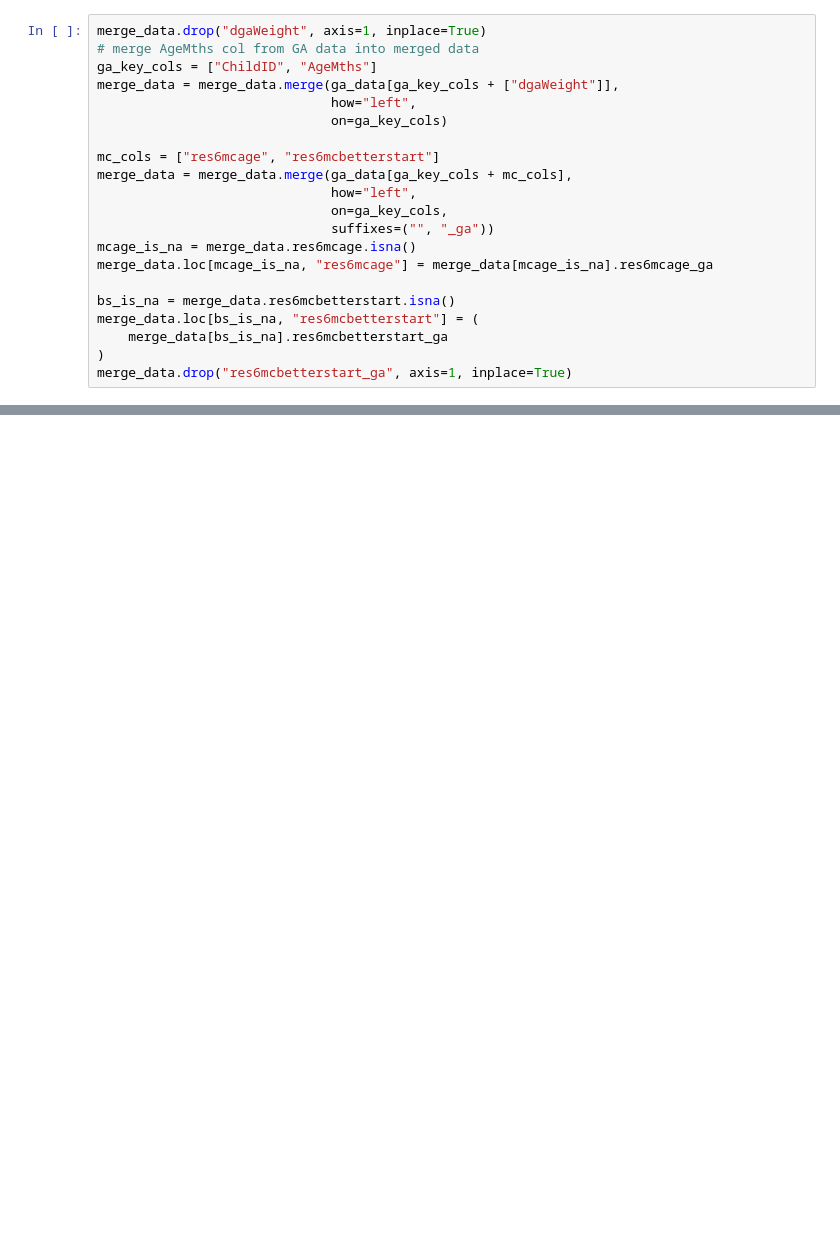
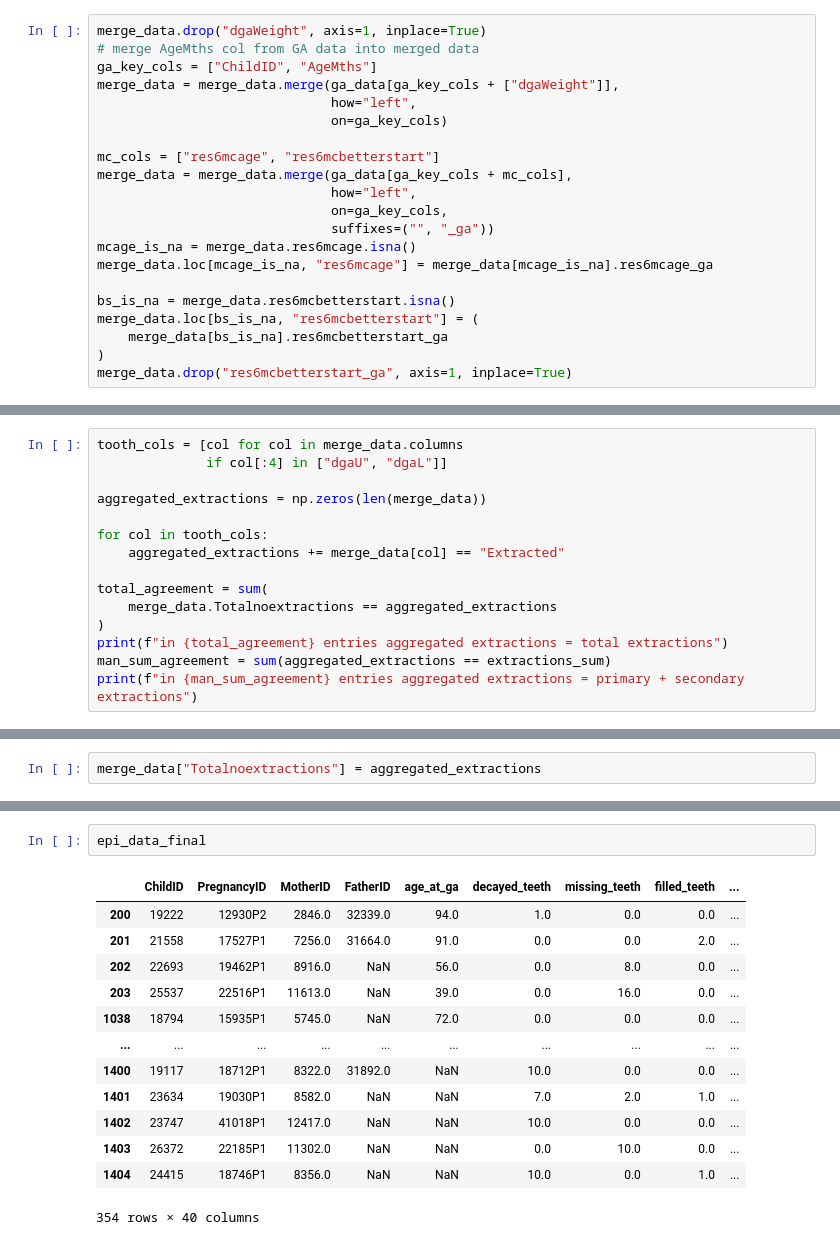
Before and after one commit to samrelins/bib_dental_proj, a Jupyter notebook: exploration/troubleshoot_epi_ga_data.ipynb, the cells around one changed output, grey strips where cells are left out. Drawn from its saved outputs; the diff is of its cells as text; blank space fills up the shorter version.

Commit message:
finished data cleaning and started analysis

```diff
--- a/exploration/clean_merged_epi_ga_data.ipynb
+++ b/exploration/troubleshoot_epi_ga_data.ipynb
@@ -328,0 +320,15 @@ merge_data.drop("res6mcbetterstart_ga", axis=1, inplace=True)
+# %%
+tooth_cols = [col for col in merge_data.columns
+              if col[:4] in ["dgaU", "dgaL"]]
+
+aggregated_extractions = np.zeros(len(merge_data))
+
+for col in tooth_cols:
+    aggregated_extractions += merge_data[col] == "Extracted"
+
+total_agreement = sum(
+    merge_data.Totalnoextractions == aggregated_extractions
+)
+print(f"in {total_agreement} entries aggregated extractions = total extractions")
+man_sum_agreement = sum(aggregated_extractions == extractions_sum)
+print(f"in {man_sum_agreement} entries aggregated extractions = primary + secondary extractions")
@@ -328,0 +342,2 @@ merge_data.drop("res6mcbetterstart_ga", axis=1, inplace=True)
+# %%
+merge_data["Totalnoextractions"] = aggregated_extractions
@@ -402,0 +433,16 @@ rename_cols = {
+# %%
+epi_data_final
+# %% [output]
+|  | ChildID | PregnancyID | MotherID | FatherID | age_at_ga | decayed_teeth | missing_teeth | filled_teeth | ... |
+| 200 | 19222 | 12930P2 | 2846.0 | 32339.0 | 94.0 | 1.0 | 0.0 | 0.0 | ... |
+| 201 | 21558 | 17527P1 | 7256.0 | 31664.0 | 91.0 | 0.0 | 0.0 | 2.0 | ... |
+| 202 | 22693 | 19462P1 | 8916.0 | NaN | 56.0 | 0.0 | 8.0 | 0.0 | ... |
+| 203 | 25537 | 22516P1 | 11613.0 | NaN | 39.0 | 0.0 | 16.0 | 0.0 | ... |
+| 1038 | 18794 | 15935P1 | 5745.0 | NaN | 72.0 | 0.0 | 0.0 | 0.0 | ... |
+| ... | ... | ... | ... | ... | ... | ... | ... | ... | ... |
+| 1400 | 19117 | 18712P1 | 8322.0 | 31892.0 | NaN | 10.0 | 0.0 | 0.0 | ... |
+| 1401 | 23634 | 19030P1 | 8582.0 | NaN | NaN | 7.0 | 2.0 | 1.0 | ... |
+| 1402 | 23747 | 41018P1 | 12417.0 | NaN | NaN | 10.0 | 0.0 | 0.0 | ... |
+| 1403 | 26372 | 22185P1 | 11302.0 | NaN | NaN | 0.0 | 10.0 | 0.0 | ... |
+| 1404 | 24415 | 18746P1 | 8356.0 | NaN | NaN | 10.0 | 0.0 | 1.0 | ... |
+354 rows × 40 columns
```
Also changed, not shown: parts of 14 cells of this notebook, 2 other files.
